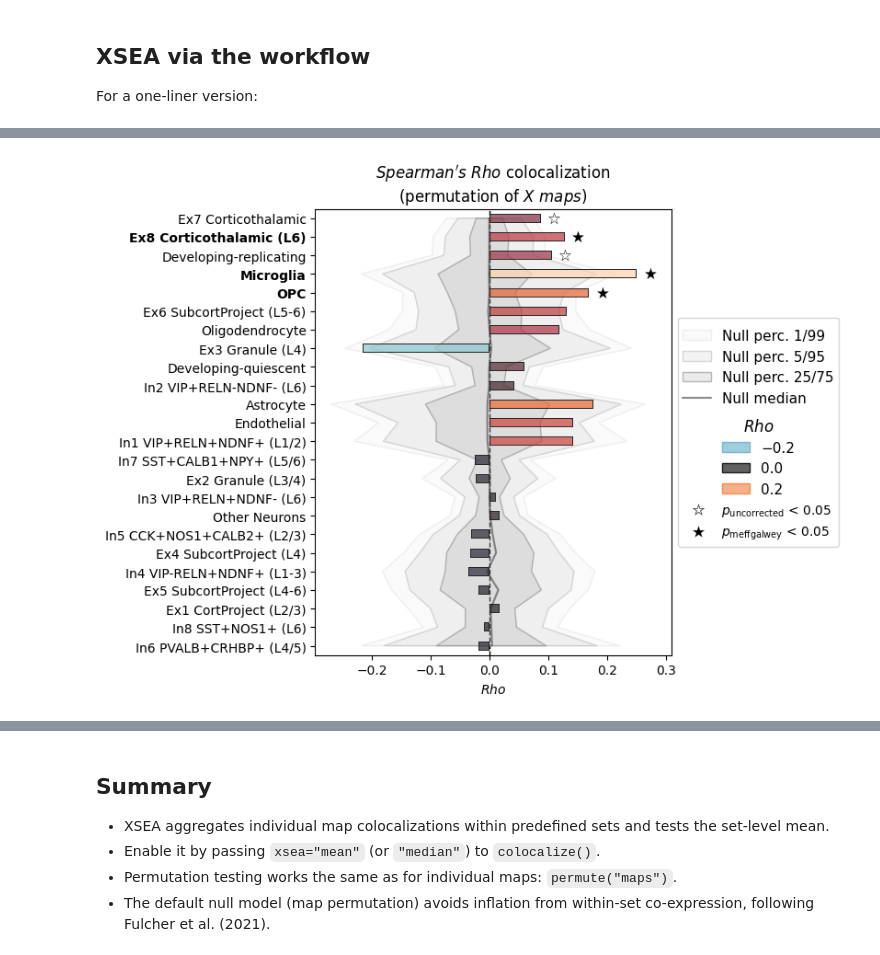
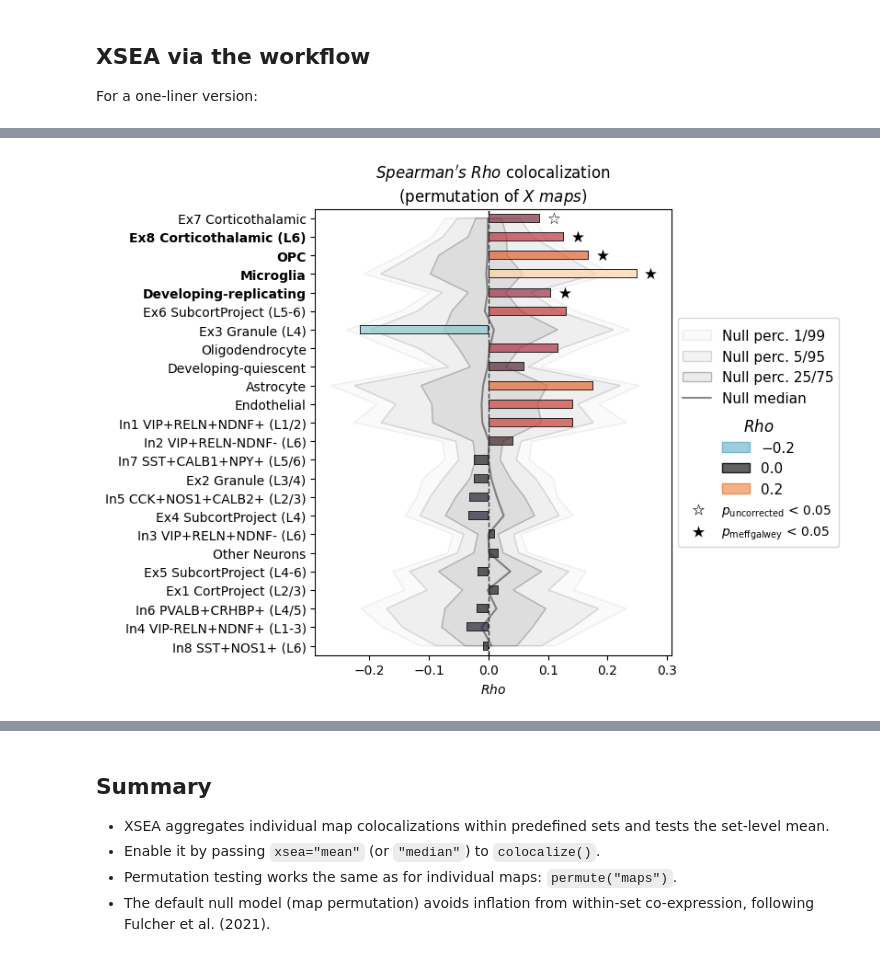
Before and after one commit to LeonDLotter/NiSpace, a Jupyter notebook: docs/nb_introduction/intro10_xsea.ipynb, the cells around one changed output, grey strips where cells are left out. Drawn from its saved outputs; the diff is of its cells as text; code cells hidden in the pictures.

```diff
--- a/docs/nb_introduction/intro10_xsea.ipynb
+++ b/docs/nb_introduction/intro10_xsea.ipynb
@@ -387,7 +387,7 @@ nsp_wf = simple_xsea(
     x_collection="CellTypesPsychEncodeTPM",
     parcellation="Schaefer100TianS1",
     colocalization_method="spearman",
-    n_perm=10000,
+    n_perm=1000,
     seed=42,
     n_proc=4,
     return_nispace_only=True
@@ -454 +454 @@ INFO | 01/06/26 11:25:39 | nispace.plotting: Significance annotation: 5/24 p_unc
-[figure, old version]
+[figure, new version]
```
Also changed, not shown: parts of 7 cells of this notebook, 15 other files.
